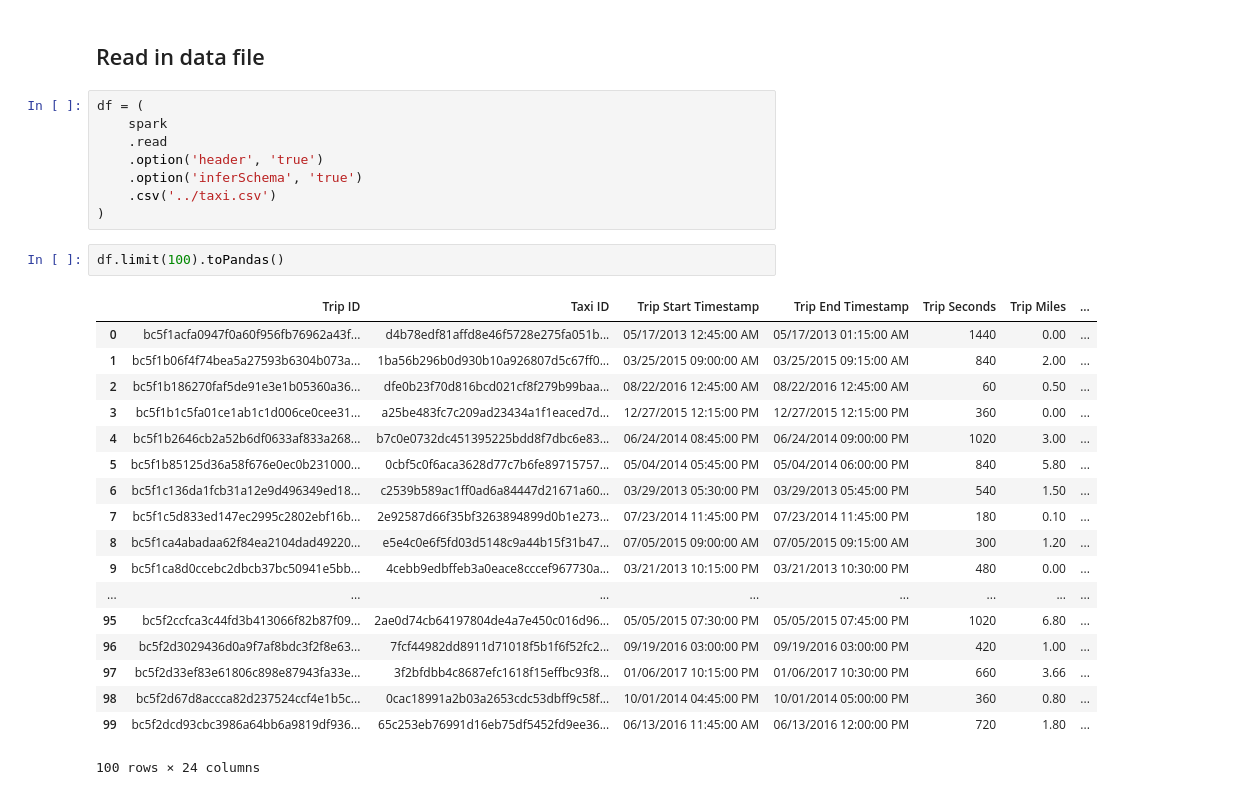
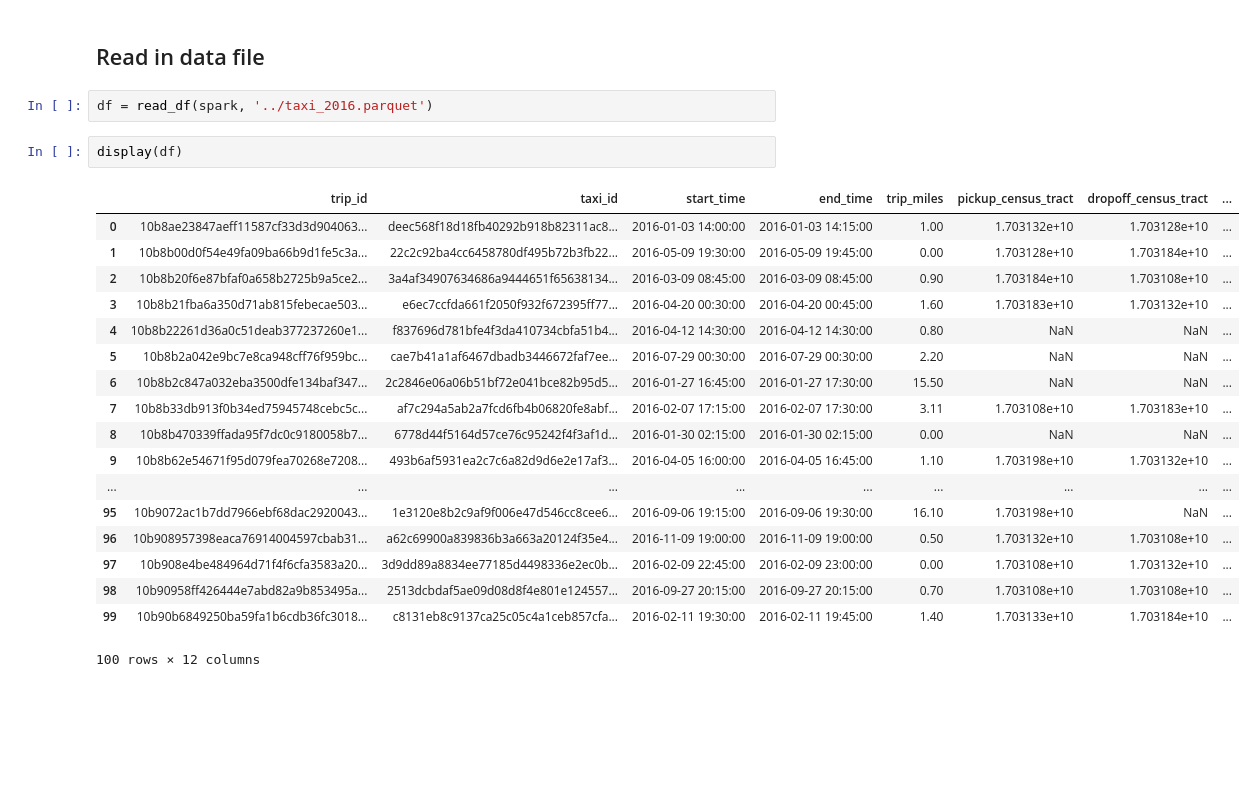
Before and after one commit to htorrence/getting_started_with_pyspark, a Jupyter notebook: notebooks/2_data_exploration.ipynb, the cells around one changed output. Saved outputs shown, nothing was run; the diff lists cells and outputs as text; blank space fills up the shorter version.

```diff
--- a/notebooks/2_data_exploration.ipynb
+++ b/notebooks/2_data_exploration.ipynb
@@ -21,34 +26,28 @@ spark = (
 )
 # %% [markdown]
 ## Read in data file
-# %%
-df = (
-    spark
-    .read
-    .option('header', 'true')
-    .option('inferSchema', 'true')
-    .csv('../taxi.csv')
-)
-# %%
-df.limit(100).toPandas()
-# %% [output]
-|  | Trip ID | Taxi ID | Trip Start Timestamp | Trip End Timestamp | Trip Seconds | Trip Miles | ... |
-| 0 | bc5f1acfa0947f0a60f956fb76962a43f... | d4b78edf81affd8e46f5728e275fa051b... | 05/17/2013 12:45:00 AM | 05/17/2013 01:15:00 AM | 1440 | 0.00 | ... |
-| 1 | bc5f1b06f4f74bea5a27593b6304b073a... | 1ba56b296b0d930b10a926807d5c67ff0... | 03/25/2015 09:00:00 AM | 03/25/2015 09:15:00 AM | 840 | 2.00 | ... |
-| 2 | bc5f1b186270faf5de91e3e1b05360a36... | dfe0b23f70d816bcd021cf8f279b99baa... | 08/22/2016 12:45:00 AM | 08/22/2016 12:45:00 AM | 60 | 0.50 | ... |
-| 3 | bc5f1b1c5fa01ce1ab1c1d006ce0cee31... | a25be483fc7c209ad23434a1f1eaced7d... | 12/27/2015 12:15:00 PM | 12/27/2015 12:15:00 PM | 360 | 0.00 | ... |
-| 4 | bc5f1b2646cb2a52b6df0633af833a268... | b7c0e0732dc451395225bdd8f7dbc6e83... | 06/24/2014 08:45:00 PM | 06/24/2014 09:00:00 PM | 1020 | 3.00 | ... |
-| 5 | bc5f1b85125d36a58f676e0ec0b231000... | 0cbf5c0f6aca3628d77c7b6fe89715757... | 05/04/2014 05:45:00 PM | 05/04/2014 06:00:00 PM | 840 | 5.80 | ... |
-| 6 | bc5f1c136da1fcb31a12e9d496349ed18... | c2539b589ac1ff0ad6a84447d21671a60... | 03/29/2013 05:30:00 PM | 03/29/2013 05:45:00 PM | 540 | 1.50 | ... |
-| 7 | bc5f1c5d833ed147ec2995c2802ebf16b... | 2e92587d66f35bf3263894899d0b1e273... | 07/23/2014 11:45:00 PM | 07/23/2014 11:45:00 PM | 180 | 0.10 | ... |
-| 8 | bc5f1ca4abadaa62f84ea2104dad49220... | e5e4c0e6f5fd03d5148c9a44b15f31b47... | 07/05/2015 09:00:00 AM | 07/05/2015 09:15:00 AM | 300 | 1.20 | ... |
-| 9 | bc5f1ca8d0ccebc2dbcb37bc50941e5bb... | 4cebb9edbffeb3a0eace8cccef967730a... | 03/21/2013 10:15:00 PM | 03/21/2013 10:30:00 PM | 480 | 0.00 | ... |
-| ... | ... | ... | ... | ... | ... | ... | ... |
-| 95 | bc5f2ccfca3c44fd3b413066f82b87f09... | 2ae0d74cb64197804de4a7e450c016d96... | 05/05/2015 07:30:00 PM | 05/05/2015 07:45:00 PM | 1020 | 6.80 | ... |
-| 96 | bc5f2d3029436d0a9f7af8bdc3f2f8e63... | 7fcf44982dd8911d71018f5b1f6f52fc2... | 09/19/2016 03:00:00 PM | 09/19/2016 03:00:00 PM | 420 | 1.00 | ... |
-| 97 | bc5f2d33ef83e61806c898e87943fa33e... | 3f2bfdbb4c8687efc1618f15effbc93f8... | 01/06/2017 10:15:00 PM | 01/06/2017 10:30:00 PM | 660 | 3.66 | ... |
-| 98 | bc5f2d67d8accca82d237524ccf4e1b5c... | 0cac18991a2b03a2653cdc53dbff9c58f... | 10/01/2014 04:45:00 PM | 10/01/2014 05:00:00 PM | 360 | 0.80 | ... |
-| 99 | bc5f2dcd93cbc3986a64bb6a9819df936... | 65c253eb76991d16eb75df5452fd9ee36... | 06/13/2016 11:45:00 AM | 06/13/2016 12:00:00 PM | 720 | 1.80 | ... |
-100 rows × 24 columns
+# %%
+df = read_df(spark, '../taxi_2016.parquet')
+# %%
+display(df)
+# %% [output]
+|  | trip_id | taxi_id | start_time | end_time | trip_miles | pickup_census_tract | dropoff_census_tract | ... |
+| 0 | 10b8ae23847aeff11587cf33d3d904063... | deec568f18d18fb40292b918b82311ac8... | 2016-01-03 14:00:00 | 2016-01-03 14:15:00 | 1.00 | 1.703132e+10 | 1.703128e+10 | ... |
+| 1 | 10b8b00d0f54e49fa09ba66b9d1fe5c3a... | 22c2c92ba4cc6458780df495b72b3fb22... | 2016-05-09 19:30:00 | 2016-05-09 19:45:00 | 0.00 | 1.703128e+10 | 1.703184e+10 | ... |
+| 2 | 10b8b20f6e87bfaf0a658b2725b9a5ce2... | 3a4af34907634686a9444651f65638134... | 2016-03-09 08:45:00 | 2016-03-09 08:45:00 | 0.90 | 1.703184e+10 | 1.703108e+10 | ... |
+| 3 | 10b8b21fba6a350d71ab815febecae503... | e6ec7ccfda661f2050f932f672395ff77... | 2016-04-20 00:30:00 | 2016-04-20 00:45:00 | 1.60 | 1.703183e+10 | 1.703132e+10 | ... |
+| 4 | 10b8b22261d36a0c51deab377237260e1... | f837696d781bfe4f3da410734cbfa51b4... | 2016-04-12 14:30:00 | 2016-04-12 14:30:00 | 0.80 | NaN | NaN | ... |
+| 5 | 10b8b2a042e9bc7e8ca948cff76f959bc... | cae7b41a1af6467dbadb3446672faf7ee... | 2016-07-29 00:30:00 | 2016-07-29 00:30:00 | 2.20 | NaN | NaN | ... |
+| 6 | 10b8b2c847a032eba3500dfe134baf347... | 2c2846e06a06b51bf72e041bce82b95d5... | 2016-01-27 16:45:00 | 2016-01-27 17:30:00 | 15.50 | NaN | NaN | ... |
+| 7 | 10b8b33db913f0b34ed75945748cebc5c... | af7c294a5ab2a7fcd6fb4b06820fe8abf... | 2016-02-07 17:15:00 | 2016-02-07 17:30:00 | 3.11 | 1.703108e+10 | 1.703183e+10 | ... |
+| 8 | 10b8b470339ffada95f7dc0c9180058b7... | 6778d44f5164d57ce76c95242f4f3af1d... | 2016-01-30 02:15:00 | 2016-01-30 02:15:00 | 0.00 | NaN | NaN | ... |
+| 9 | 10b8b62e54671f95d079fea70268e7208... | 493b6af5931ea2c7c6a82d9d6e2e17af3... | 2016-04-05 16:00:00 | 2016-04-05 16:45:00 | 1.10 | 1.703198e+10 | 1.703132e+10 | ... |
+| ... | ... | ... | ... | ... | ... | ... | ... | ... |
+| 95 | 10b9072ac1b7dd7966ebf68dac2920043... | 1e3120e8b2c9af9f006e47d546cc8cee6... | 2016-09-06 19:15:00 | 2016-09-06 19:30:00 | 16.10 | 1.703198e+10 | NaN | ... |
+| 96 | 10b908957398eaca76914004597cbab31... | a62c69900a839836b3a663a20124f35e4... | 2016-11-09 19:00:00 | 2016-11-09 19:00:00 | 0.50 | 1.703132e+10 | 1.703108e+10 | ... |
+| 97 | 10b908e4be484964d71f4f6cfa3583a20... | 3d9dd89a8834ee77185d4498336e2ec0b... | 2016-02-09 22:45:00 | 2016-02-09 23:00:00 | 0.00 | 1.703108e+10 | 1.703132e+10 | ... |
+| 98 | 10b90958ff426444e7abd82a9b853495a... | 2513dcbdaf5ae09d08d8f4e801e124557... | 2016-09-27 20:15:00 | 2016-09-27 20:15:00 | 0.70 | 1.703108e+10 | 1.703108e+10 | ... |
+| 99 | 10b90b6849250ba59fa1b6cdb36fc3018... | c8131eb8c9137ca25c05c4a1ceb857cfa... | 2016-02-11 19:30:00 | 2016-02-11 19:45:00 | 1.40 | 1.703133e+10 | 1.703184e+10 | ... |
+100 rows × 12 columns
 # %%
 df.columns
```
Also changed, not shown: parts of 24 cells of this notebook, 25 other files.
